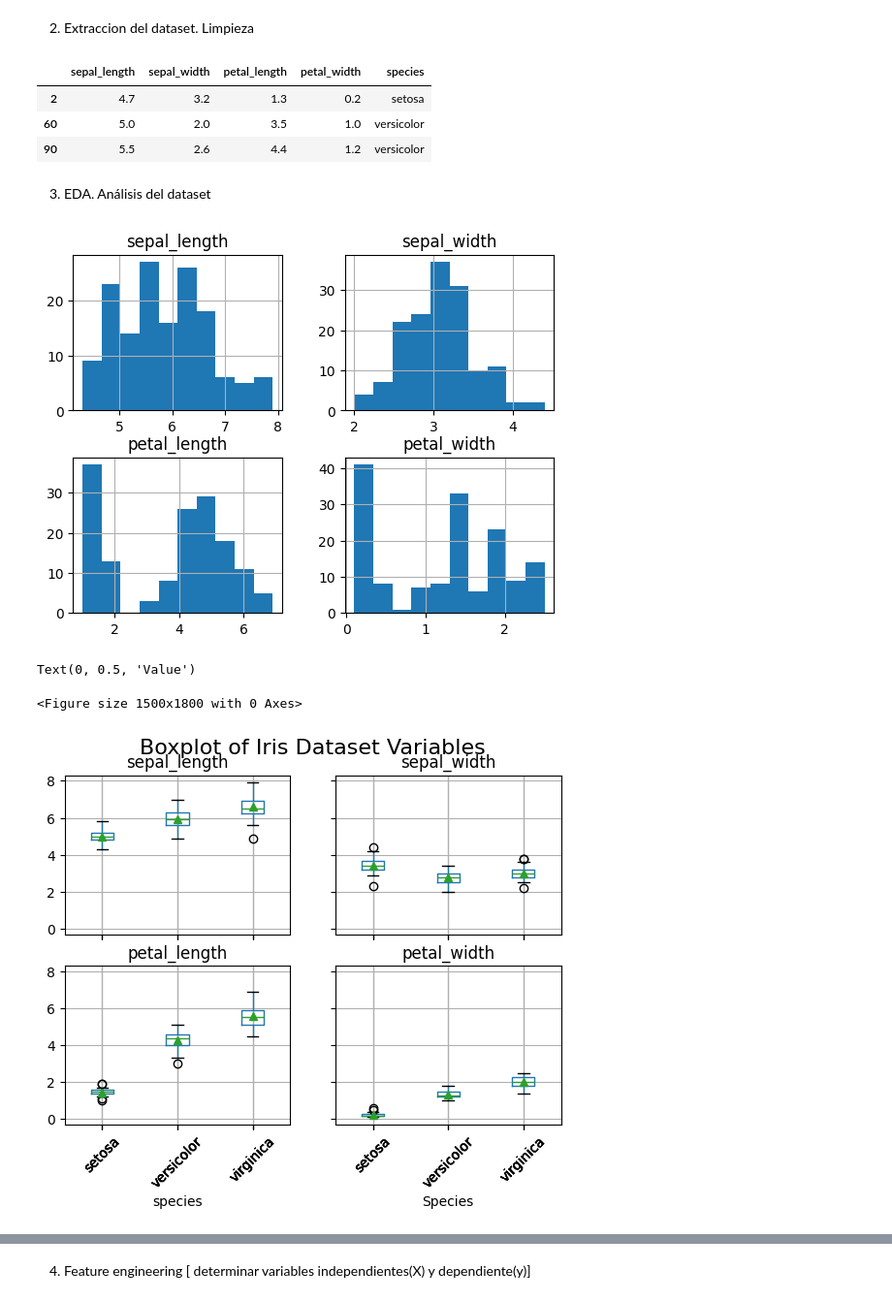
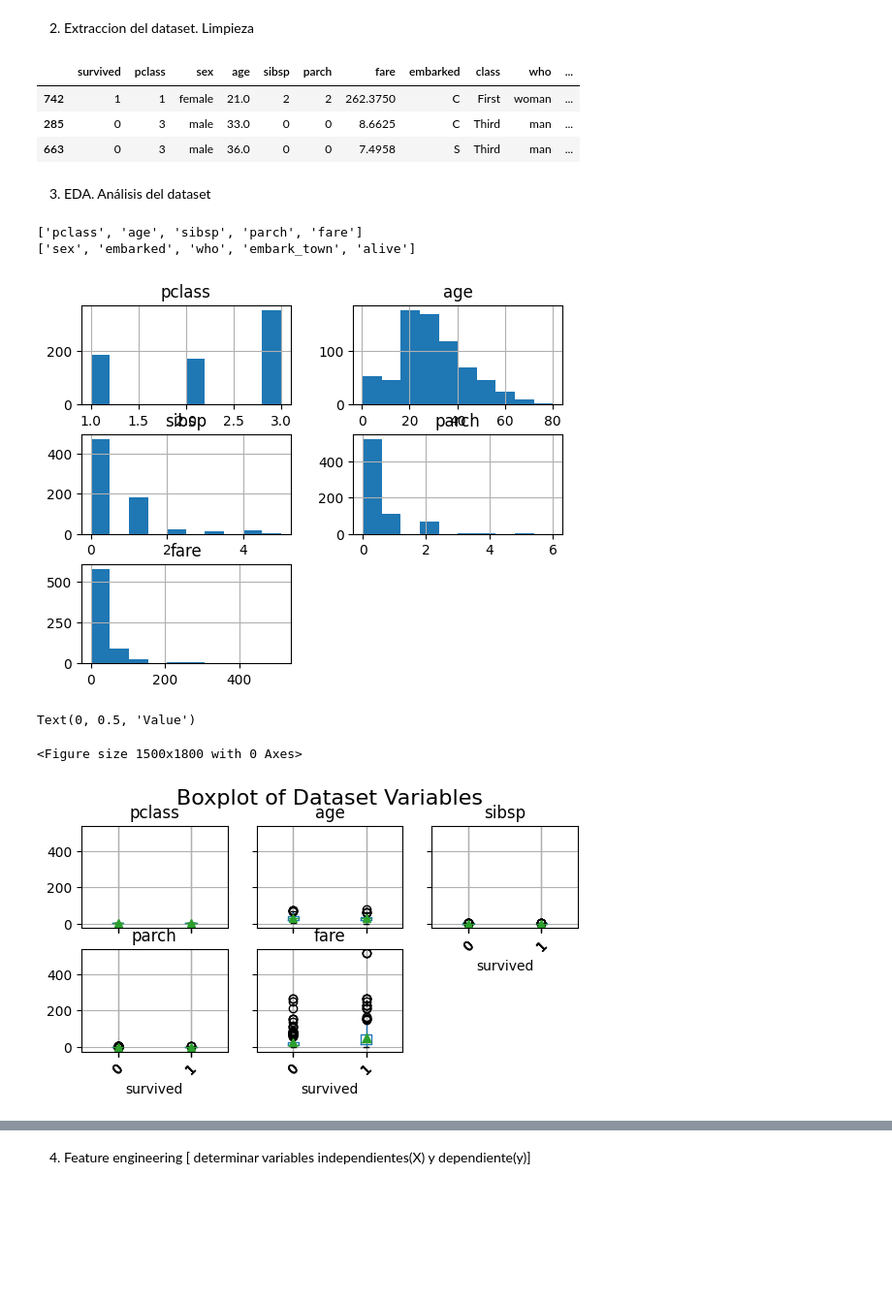
Before and after one commit to alfonsoayalapaloma/machine-learning, a Jupyter notebook: ml_03_classifiers_svc_titanic.ipynb, the cells around one changed output, grey strips where cells are left out. Shown at 97% size. Cells and saved outputs as stored; diff of their text form; code cells hidden in the pictures; blank space fills up the shorter version.

```diff
--- a/ml_03_classifiers_svc_titanic.ipynb
+++ b/ml_03_classifiers_svc_titanic.ipynb
@@ -32,42 +32,57 @@ Se puede utilizar un clasificador como RandomForest. Se usará la accuracy para
 # %% [markdown]
 2. Extraccion del dataset. Limpieza
-# %%
-from sklearn.model_selection import train_test_split
-from sklearn.ensemble import RandomForestClassifier
-from sklearn.metrics import accuracy_score, classification_report
-
-import seaborn as sns
-
-iris = sns.load_dataset('iris')
-iris.sample(3)
-# %% [output]
-|  | sepal_length | sepal_width | petal_length | petal_width | species |
-| 2 | 4.7 | 3.2 | 1.3 | 0.2 | setosa |
-| 60 | 5.0 | 2.0 | 3.5 | 1.0 | versicolor |
-| 90 | 5.5 | 2.6 | 4.4 | 1.2 | versicolor |
+# %%
+import seaborn as sns
+import matplotlib.pyplot as plt
+from sklearn.model_selection import train_test_split
+from sklearn.svm import SVC
+from sklearn.metrics import accuracy_score
+import numpy as np
+
+# Load the Titanic dataset
+titanic = sns.load_dataset('titanic')
+
+# Drop rows with missing values in 'age' and 'fare' columns to avoid issues with the model
+df = titanic.dropna(subset=['age', 'fare'])
+df.sample(3)
+# %% [output]
+|  | survived | pclass | sex | age | sibsp | parch | fare | embarked | class | who | ... |
+| 742 | 1 | 1 | female | 21.0 | 2 | 2 | 262.3750 | C | First | woman | ... |
+| 285 | 0 | 3 | male | 33.0 | 0 | 0 | 8.6625 | C | Third | man | ... |
+| 663 | 0 | 3 | male | 36.0 | 0 | 0 | 7.4958 | S | Third | man | ... |
 # %% [markdown]
 3. EDA. Análisis del dataset
-# %%
-iris.hist();
-# %% [output]
-[figure, removed]
+# %%
+target_col = 'survived'
+numeric_cols = df.select_dtypes(include=['number']).columns.tolist()
+numeric_cols.remove(target_col)
+categorical_cols = df.select_dtypes(include=['object']).columns.tolist()
+print(numeric_cols)
+print(categorical_cols)
+# %% [output]
+['pclass', 'age', 'sibsp', 'parch', 'fare']
+['sex', 'embarked', 'who', 'embark_town', 'alive']
+# %%
+df[numeric_cols].hist();
+# %% [output]
+[figure, added]
 # %%
 import pandas as pd
 import matplotlib.pyplot as plt
 
 
 plt.figure(figsize=(15, 18))
-iris.boxplot(column=['sepal_length', 'sepal_width', 'petal_length', 'petal_width'],
-             by='species',
-             layout=(2, 2),
+df.boxplot(column=numeric_cols,
+             by=target_col,
+             layout=(3, 3),
              rot=45,
              showmeans=True)
 
 # Set title and labels
-plt.suptitle('Boxplot of Iris Dataset Variables', fontsize=16)
-plt.xlabel('Species')
+plt.suptitle('Boxplot of Dataset Variables', fontsize=16)
+plt.xlabel(target_col)
 plt.ylabel('Value')
 # %% [output]
 Text(0, 0.5, 'Value')
 <Figure size 1500x1800 with 0 Axes>
-[figure, old version]
+[figure, new version]
```
Also changed, not shown: parts of 23 cells of this notebook.
